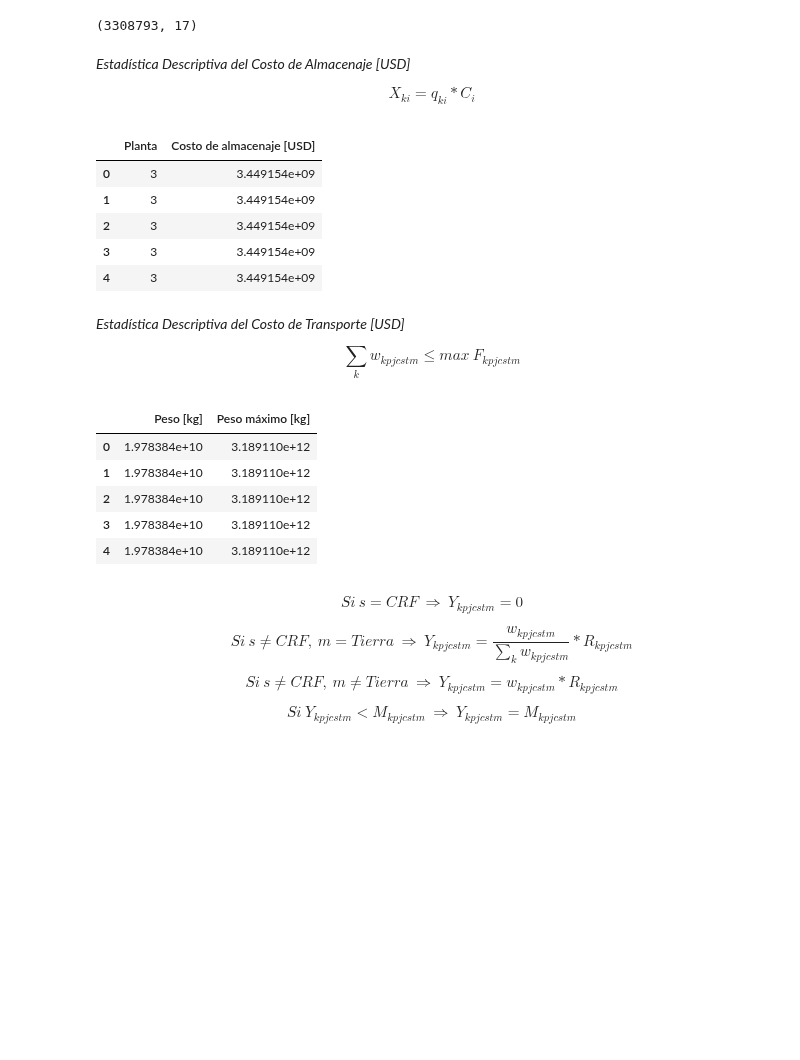
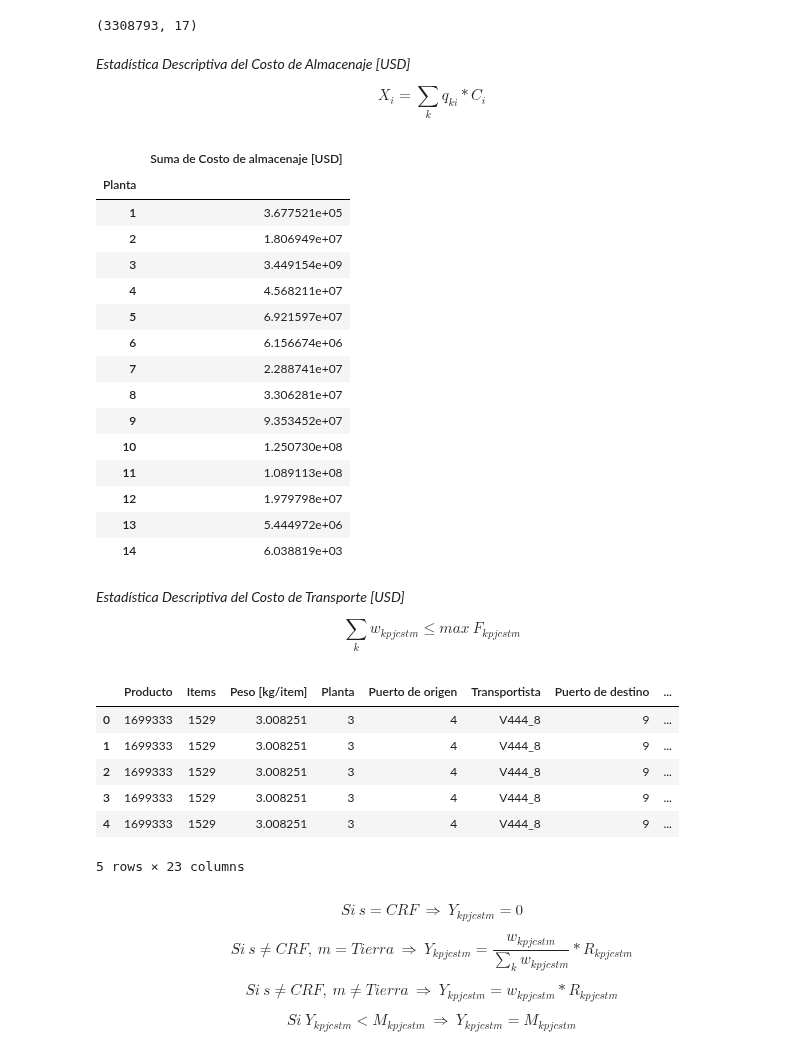
Before and after one commit to hernanrodri/Supply-Chain-Analytics, a Jupyter notebook: Optimización.ipynb, the cells around one changed output. Drawn from its saved outputs; the diff is of its cells as text; code cells hidden in the pictures; blank space fills up the shorter version.

```diff
--- a/Optimización.ipynb
+++ b/Optimización.ipynb
@@ -142,19 +142,30 @@ df6.shape
 # %% [markdown]
 *Estadística Descriptiva del Costo de Almacenaje [USD]*
 
-$$ X_{ki} = q_{ki}*C_i $$
+$$ X_i = \sum_{k}{q_{ki}*C_i} $$
 # %%
 df6["Costo de almacenaje [USD]"] = df6["Items"] * df6["Costo específico [USD/item]"]
 
-g60 = df6.set_index("Planta").groupby(by = "Planta")["Costo de almacenaje [USD]"].transform("sum").reset_index()
-g60.head()
+df6["Suma de Costo de almacenaje [USD]"] = df6.groupby(by = "Planta")["Costo de almacenaje [USD]"].transform("sum")
+
+df6.groupby(by = "Planta").agg({"Costo de almacenaje [USD]": "sum"}).rename(columns = {"Costo de almacenaje [USD]": "Suma de Costo de almacenaje [USD]"})
 # %% [output]
-|  | Planta | Costo de almacenaje [USD] |
-| 0 | 3 | 3.449154e+09 |
-| 1 | 3 | 3.449154e+09 |
-| 2 | 3 | 3.449154e+09 |
-| 3 | 3 | 3.449154e+09 |
-| 4 | 3 | 3.449154e+09 |
+|  | Suma de Costo de almacenaje [USD] |
+| Planta |  |
+| 1 | 3.677521e+05 |
+| 2 | 1.806949e+07 |
+| 3 | 3.449154e+09 |
+| 4 | 4.568211e+07 |
+| 5 | 6.921597e+07 |
+| 6 | 6.156674e+06 |
+| 7 | 2.288741e+07 |
+| 8 | 3.306281e+07 |
+| 9 | 9.353452e+07 |
+| 10 | 1.250730e+08 |
+| 11 | 1.089113e+08 |
+| 12 | 1.979798e+07 |
+| 13 | 5.444972e+06 |
+| 14 | 6.038819e+03 |
 # %% [markdown]
 *Estadística Descriptiva del Costo de Transporte [USD]*
 
@@ -163,19 +174,22 @@ $$ \sum_{k}{w_{kpjcstm}} \leq max \ F_{kpjcstm} $$
 df6["Peso [kg]"] = df6["Items"] * df6["Peso [kg/item]"]
 df6["Peso máximo [kg]"] = df6["Items"] * df6["Peso máximo [kg/item]"]
 
-g6 = df6.groupby(by = ["Puerto de origen", "Puerto de destino", "Transportista",
-                       "Modo de transporte", "Envío [días]"])["Peso [kg]", "Peso máximo [kg]"].transform("sum")
+atributos = ["Puerto de origen", "Puerto de destino", "Transportista", "Modo de transporte", "Envío [días]"]
 
-g6["Peso [kg]"] = np.where(g6["Peso [kg]"] <= g6["Peso máximo [kg]"], g6["Peso [kg]"], g6["Peso máximo [kg]"])
+df6["Suma de Peso [kg]"] = df6.groupby(by = atributos)["Peso [kg]"].transform("sum")
+df6["Máximo del Peso máximo [kg]"] = df6.groupby(by = atributos)["Peso máximo [kg]"].transform("max")
 
-g6.head()
+df6["Suma de Peso [kg]"] = np.where(df6["Suma de Peso [kg]"] <= df6["Máximo del Peso máximo [kg]"], df6["Suma de Peso [kg]"], df6["Máximo del Peso máximo [kg]"])
+
+df6.head()
 # %% [output]
-|  | Peso [kg] | Peso máximo [kg] |
-| 0 | 1.978384e+10 | 3.189110e+12 |
-| 1 | 1.978384e+10 | 3.189110e+12 |
-| 2 | 1.978384e+10 | 3.189110e+12 |
-| 3 | 1.978384e+10 | 3.189110e+12 |
-| 4 | 1.978384e+10 | 3.189110e+12 |
+|  | Producto | Items | Peso [kg/item] | Planta | Puerto de origen | Transportista | Puerto de destino | ... |
+| 0 | 1699333 | 1529 | 3.008251 | 3 | 4 | V444_8 | 9 | ... |
+| 1 | 1699333 | 1529 | 3.008251 | 3 | 4 | V444_8 | 9 | ... |
+| 2 | 1699333 | 1529 | 3.008251 | 3 | 4 | V444_8 | 9 | ... |
+| 3 | 1699333 | 1529 | 3.008251 | 3 | 4 | V444_8 | 9 | ... |
+| 4 | 1699333 | 1529 | 3.008251 | 3 | 4 | V444_8 | 9 | ... |
+5 rows × 23 columns
 # %% [markdown]
 $$ Si \ s = CRF \ \Rightarrow \ Y_{kpjcstm} = 0 $$
 
```
Also changed, not shown: parts of 6 cells of this notebook.
